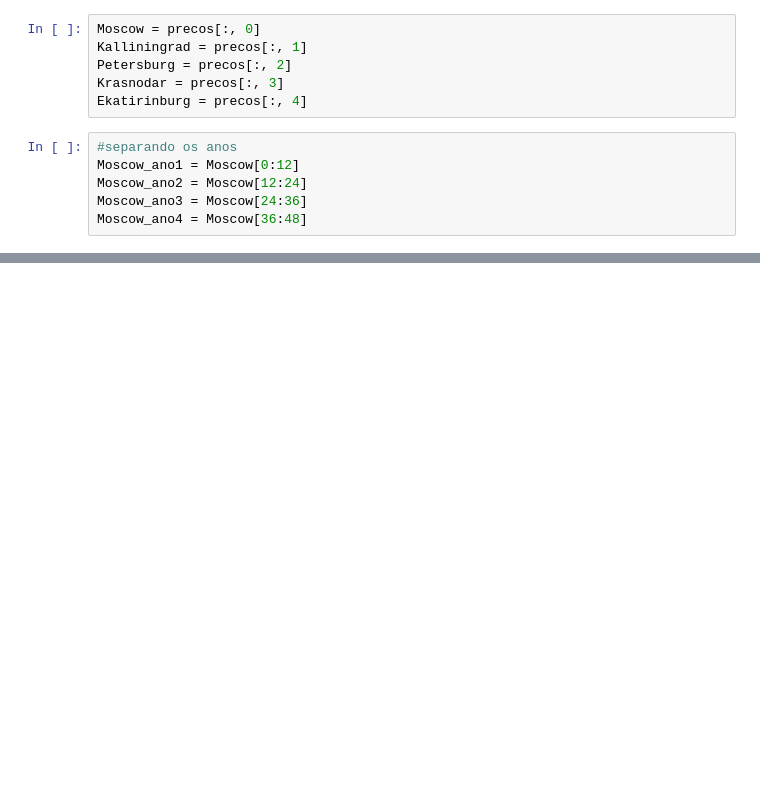
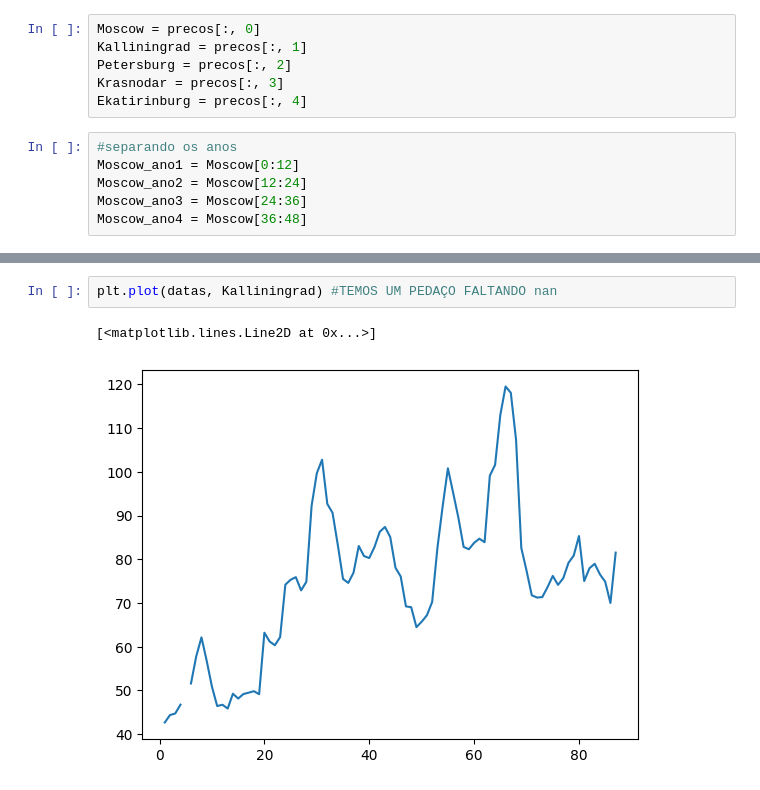
Before and after one commit to matdelgado/Data-Sciense, a Jupyter notebook: NUMPY/apples.ipynb, the cells around one changed output, grey strips where cells are left out. Saved outputs shown, nothing was run; the diff lists cells and outputs as text; blank space fills up the shorter version.

```diff
--- a/NUMPY/apples.ipynb
+++ b/NUMPY/apples.ipynb
@@ -75,0 +88,5 @@ ValueError: x and y must have same first dimension, but have shapes (11,) and (1
+# %%
+plt.plot(datas, Kalliningrad) #TEMOS UM PEDAÇO FALTANDO nan
+# %% [output]
+[<matplotlib.lines.Line2D at 0x...>]
+[figure, added]
```
Also changed, not shown: parts of 22 cells of this notebook.
